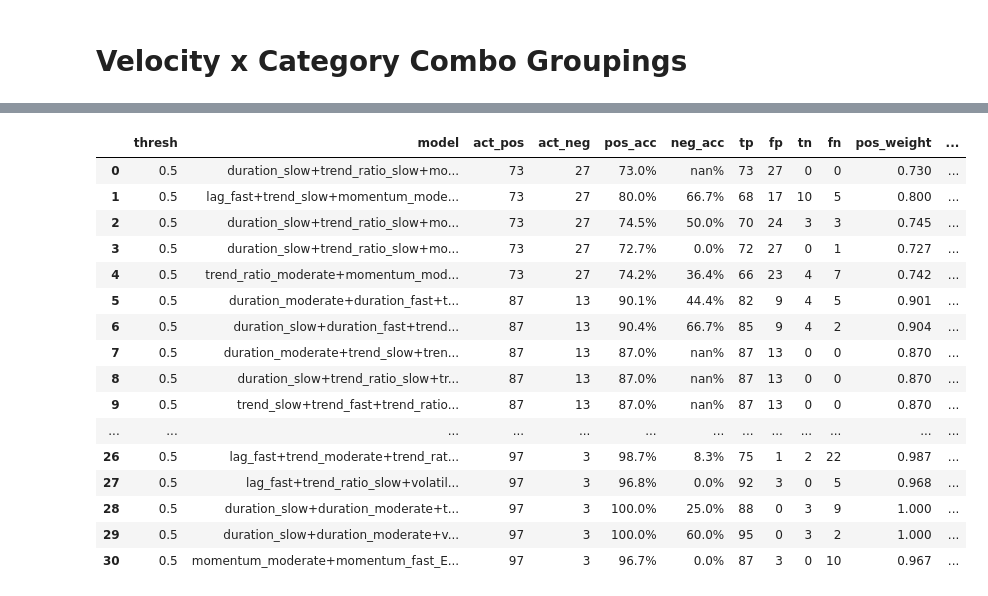
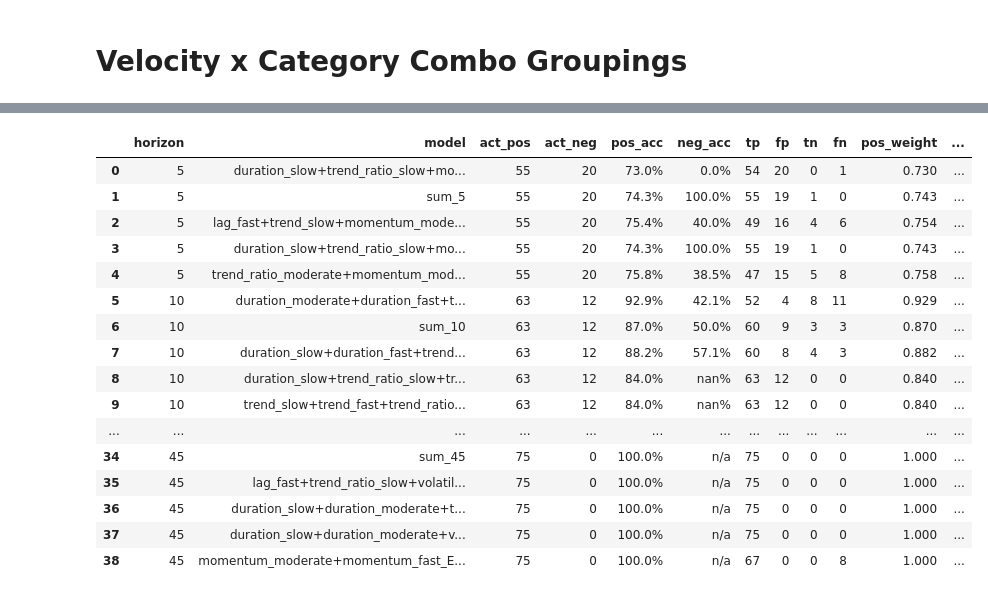
Before and after one commit to bchase17/Fracturion, a Jupyter notebook: Ensemble_Aggregation_Allocation_Logic/PI.ipynb, the cells around one changed output, grey strips where cells are left out. Saved outputs shown, nothing was run; the diff lists cells and outputs as text; code cells hidden in the pictures.

```diff
--- a/Ensemble_Aggregation_Allocation_Logic/PI.ipynb
+++ b/Ensemble_Aggregation_Allocation_Logic/PI.ipynb
@@ -767,9 +833,9 @@ with open("curr_feature_map_v3.pkl", "wb") as f:
 # %%
 ticker = 'QQQ'
 model_dir = f'../Models/Ensemble_{ticker}'
-thresh = .55
+thresh = .5
 arch_types = ['deep']
-lb = 5
+lb = 1
 returns = [5, 10, 15, 20, 25, 35, 45]
 
 with open("curr_feature_map_v3.pkl", "rb") as f:
@@ -782,7 +848,9 @@ def submodel(thresh):
 
         # Placeholder for final predictions
         combined_predictions = {}
-        df = extract(ticker, returns, lb, raw_all, windows=[10,25])
+        df = extract(ticker, returns, raw_all, windows=[10,25])
+        record_length = lb * 245
+        df = df.iloc[:record_length]
         df = add_cyclic_seasonality(df,
                                     date_col='Date',
                                     add_weekly=True,
@@ -796,8 +864,6 @@ def submodel(thresh):
         # Iterate through each return horizon
         for r in returns:
 
-            return_col = f"Return_{r}"
-
             df_ph = df.copy()
 
             # Create base prediction matrix with Date and Close
@@ -810,12 +876,16 @@ def submodel(thresh):
                 # all index-combos of length r
                 for name, original_cols in selected_models.items():
 
+                    #cols = original_cols
                     cols = feature_map.get((name, arch, r), original_cols)
+
                     df_features = df_ph[cols].copy()
                     df_features = df_features.replace([np.inf, -np.inf], 0)
 
                     # XGBoost prediction
                     xgb_path = os.path.join(model_dir, f"{name}_xgboost_{r}{arch}.pkl")
+                    #print(xgb_path)
+                    #xgb_path = os.path.join(model_dir, f"{name}_xgboost_{r}{arch}all.pkl")
                     if os.path.exists(xgb_path):
                         with open(xgb_path, 'rb') as f:
                             model_xgb = pickle.load(f)
@@ -845,15 +915,13 @@ def submodel(thresh):
                     pred_cols = [col for col in pred_matrix.columns if col not in ['Date', 'Close'] and not col.startswith('sum_')
                                  and not col.startswith('w_sum_') and not col.startswith('weighted_')]
                     pred_matrix[f"sum_{r}"] = pred_matrix[pred_cols].sum(axis=1)
-                    #weighted_cols = [col for col in pred_matrix.columns if col not in ['Date', 'Close'] and not col.startswith('sum_')
-                    #             and not col.startswith('w_sum_') and col.startswith('weighted_')]
-                    #pred_matrix[f"w_sum_{r}"] = pred_matrix[weighted_cols].sum(axis=1)
 
                     combined_predictions[r] = pred_matrix
 
         aggr_df = None
 
         for r, df_preds in combined_predictions.items():
+
             cols_to_merge = [col for col in df_preds.columns if col not in ['Date', 'Close']]
             df_preds_renamed = df_preds[['Date', 'Close'] + cols_to_merge].copy()
 
@@ -867,6 +935,6 @@ def submodel(thresh):
         return sub_model_df
 
 sub_model_df = submodel(thresh)
-sub_model_df[['sum_5', 'sum_10', 'sum_15', 'sum_20', 'sum_25', 'sum_35',
-              'sum_45']].sort_index(ascending=False).head(30).round(3).reset_index()
+print(sub_model_df[['Date', 'sum_5', 'sum_10', 'sum_15', 'sum_20', 'sum_25', 'sum_35',
+            'sum_45']].sort_index(ascending=False).head(5).round(3).reset_index())
 # %% [output]
@@ -949,4 +1075,8 @@ pd.set_option('display.width', 10000)
 # %%
+pd.set_option("display.expand_frame_repr", False)
+pd.set_option("display.max_columns", None)
+pd.set_option("display.width", 10000)
+pd.set_option("display.max_colwidth", None)
 from sklearn.calibration import calibration_curve
 import matplotlib.pyplot as plt
 from sklearn.metrics import (
@@ -955,7 +1085,8 @@ from sklearn.metrics import (
     f1_score, accuracy_score
 )
 threshs = [.5]
-length = 100
+length = 75
+start = 0
 accuracy_df = pd.DataFrame()
 
 def performance_metrics(metrics_df, returns):
@@ -1007,63 +1138,64 @@ for thresh in threshs:
 
     for h in horizons:
 
-        df = horizon_dfs[h].sort_values('Date', ascending=False).iloc[h:h+length, :].copy()
+        df = horizon_dfs[h].sort_values('Date', ascending=False).iloc[h+start:h+length+start].copy()
 
         for arch in ['deep']:
             records = []
             actual_pos = df[f'Return_{h}'].sum()
             actual_neg = len(df[f'Return_{h}']) - actual_pos
             for col in df.columns:
-                if f'_xgb_{h}{arch}' in col:
+                if f'_xgb_{h}{arch}' in col or col == f'sum_{h}':
                     # only keep the rows that actually got a prediction
                     filtered = df[df[col] != 0]
                     # convert your raw score to a probability
                     probs = filtered[col].apply(convert_signed_to_prob)
                     # binarize at 0.5
                     y_pred = (probs >= 0.5).astype(int)
                     y_true = filtered[f'Return_{h}']
 
                     # compute the matrix
                     cm = confusion_matrix(y_true, y_pred,labels=[0,1])
                     tn, fp, fn, tp = cm.ravel()
                     records.append({
-                        'thresh': thresh,
+                        'horizon': h,
                         'model': col,
                         'act_pos': actual_pos,
                         'act_neg': actual_neg,
                         'pos_acc': f"{(tp/(tp + fp)):.1%}" if actual_pos>0 else "n/a",
                         'neg_acc': f"{(tn/(tn + fn)):.1%}" if actual_neg>0 else "n/a",
                         'tp': tp,
                         'fp': fp,
                         'tn': tn,
                         'fn': fn,
                     })
 
             # make your summary table
             cm_df = pd.DataFrame(records)
             accuracy_df = pd.concat([accuracy_df, cm_df], ignore_index=True)
 
-accuracy_df["pos_weight"] = (accuracy_df["pos_acc"].str.rstrip("%").astype(float).fillna(33).clip(lower=33) / 100)
-accuracy_df["neg_weight"] = (accuracy_df["neg_acc"].str.rstrip("%").astype(float).fillna(33).clip(lower=33) / 100)
+accuracy_df["pos_weight"] = (accuracy_df["pos_acc"].replace("n/a", "33%") .str.rstrip("%").astype(float).fillna(33).clip(lower=33) / 100)
+accuracy_df["neg_weight"] = (accuracy_df["neg_acc"].replace("n/a", "33%") .str.rstrip("%").astype(float).fillna(33).clip(lower=33) / 100)
+#accuracy_df[accuracy_df['horizon'] == 10]
 accuracy_df
 # %% [output]
-|  | thresh | model | act_pos | act_neg | pos_acc | neg_acc | tp | fp | tn | fn | pos_weight | ... |
-| 0 | 0.5 | duration_slow+trend_ratio_slow+mo... | 73 | 27 | 73.0% | nan% | 73 | 27 | 0 | 0 | 0.730 | ... |
-| 1 | 0.5 | lag_fast+trend_slow+momentum_mode... | 73 | 27 | 80.0% | 66.7% | 68 | 17 | 10 | 5 | 0.800 | ... |
-| 2 | 0.5 | duration_slow+trend_ratio_slow+mo... | 73 | 27 | 74.5% | 50.0% | 70 | 24 | 3 | 3 | 0.745 | ... |
-| 3 | 0.5 | duration_slow+trend_ratio_slow+mo... | 73 | 27 | 72.7% | 0.0% | 72 | 27 | 0 | 1 | 0.727 | ... |
-| 4 | 0.5 | trend_ratio_moderate+momentum_mod... | 73 | 27 | 74.2% | 36.4% | 66 | 23 | 4 | 7 | 0.742 | ... |
-| 5 | 0.5 | duration_moderate+duration_fast+t... | 87 | 13 | 90.1% | 44.4% | 82 | 9 | 4 | 5 | 0.901 | ... |
-| 6 | 0.5 | duration_slow+duration_fast+trend... | 87 | 13 | 90.4% | 66.7% | 85 | 9 | 4 | 2 | 0.904 | ... |
-| 7 | 0.5 | duration_moderate+trend_slow+tren... | 87 | 13 | 87.0% | nan% | 87 | 13 | 0 | 0 | 0.870 | ... |
-| 8 | 0.5 | duration_slow+trend_ratio_slow+tr... | 87 | 13 | 87.0% | nan% | 87 | 13 | 0 | 0 | 0.870 | ... |
-| 9 | 0.5 | trend_slow+trend_fast+trend_ratio... | 87 | 13 | 87.0% | nan% | 87 | 13 | 0 | 0 | 0.870 | ... |
+|  | horizon | model | act_pos | act_neg | pos_acc | neg_acc | tp | fp | tn | fn | pos_weight | ... |
+| 0 | 5 | duration_slow+trend_ratio_slow+mo... | 55 | 20 | 73.0% | 0.0% | 54 | 20 | 0 | 1 | 0.730 | ... |
+| 1 | 5 | sum_5 | 55 | 20 | 74.3% | 100.0% | 55 | 19 | 1 | 0 | 0.743 | ... |
+| 2 | 5 | lag_fast+trend_slow+momentum_mode... | 55 | 20 | 75.4% | 40.0% | 49 | 16 | 4 | 6 | 0.754 | ... |
+| 3 | 5 | duration_slow+trend_ratio_slow+mo... | 55 | 20 | 74.3% | 100.0% | 55 | 19 | 1 | 0 | 0.743 | ... |
+| 4 | 5 | trend_ratio_moderate+momentum_mod... | 55 | 20 | 75.8% | 38.5% | 47 | 15 | 5 | 8 | 0.758 | ... |
+| 5 | 10 | duration_moderate+duration_fast+t... | 63 | 12 | 92.9% | 42.1% | 52 | 4 | 8 | 11 | 0.929 | ... |
+| 6 | 10 | sum_10 | 63 | 12 | 87.0% | 50.0% | 60 | 9 | 3 | 3 | 0.870 | ... |
+| 7 | 10 | duration_slow+duration_fast+trend... | 63 | 12 | 88.2% | 57.1% | 60 | 8 | 4 | 3 | 0.882 | ... |
+| 8 | 10 | duration_slow+trend_ratio_slow+tr... | 63 | 12 | 84.0% | nan% | 63 | 12 | 0 | 0 | 0.840 | ... |
+| 9 | 10 | trend_slow+trend_fast+trend_ratio... | 63 | 12 | 84.0% | nan% | 63 | 12 | 0 | 0 | 0.840 | ... |
 | ... | ... | ... | ... | ... | ... | ... | ... | ... | ... | ... | ... | ... |
-| 26 | 0.5 | lag_fast+trend_moderate+trend_rat... | 97 | 3 | 98.7% | 8.3% | 75 | 1 | 2 | 22 | 0.987 | ... |
-| 27 | 0.5 | lag_fast+trend_ratio_slow+volatil... | 97 | 3 | 96.8% | 0.0% | 92 | 3 | 0 | 5 | 0.968 | ... |
-| 28 | 0.5 | duration_slow+duration_moderate+t... | 97 | 3 | 100.0% | 25.0% | 88 | 0 | 3 | 9 | 1.000 | ... |
-| 29 | 0.5 | duration_slow+duration_moderate+v... | 97 | 3 | 100.0% | 60.0% | 95 | 0 | 3 | 2 | 1.000 | ... |
-| 30 | 0.5 | momentum_moderate+momentum_fast_E... | 97 | 3 | 96.7% | 0.0% | 87 | 3 | 0 | 10 | 0.967 | ... |
+| 34 | 45 | sum_45 | 75 | 0 | 100.0% | n/a | 75 | 0 | 0 | 0 | 1.000 | ... |
+| 35 | 45 | lag_fast+trend_ratio_slow+volatil... | 75 | 0 | 100.0% | n/a | 75 | 0 | 0 | 0 | 1.000 | ... |
+| 36 | 45 | duration_slow+duration_moderate+t... | 75 | 0 | 100.0% | n/a | 75 | 0 | 0 | 0 | 1.000 | ... |
+| 37 | 45 | duration_slow+duration_moderate+v... | 75 | 0 | 100.0% | n/a | 75 | 0 | 0 | 0 | 1.000 | ... |
+| 38 | 45 | momentum_moderate+momentum_fast_E... | 75 | 0 | 100.0% | n/a | 67 | 0 | 0 | 8 | 1.000 | ... |
 # %%
 from sklearn.calibration import calibration_curve
 import matplotlib.pyplot as plt
```
Also changed, not shown: parts of 12 cells of this notebook, 4 other files.
